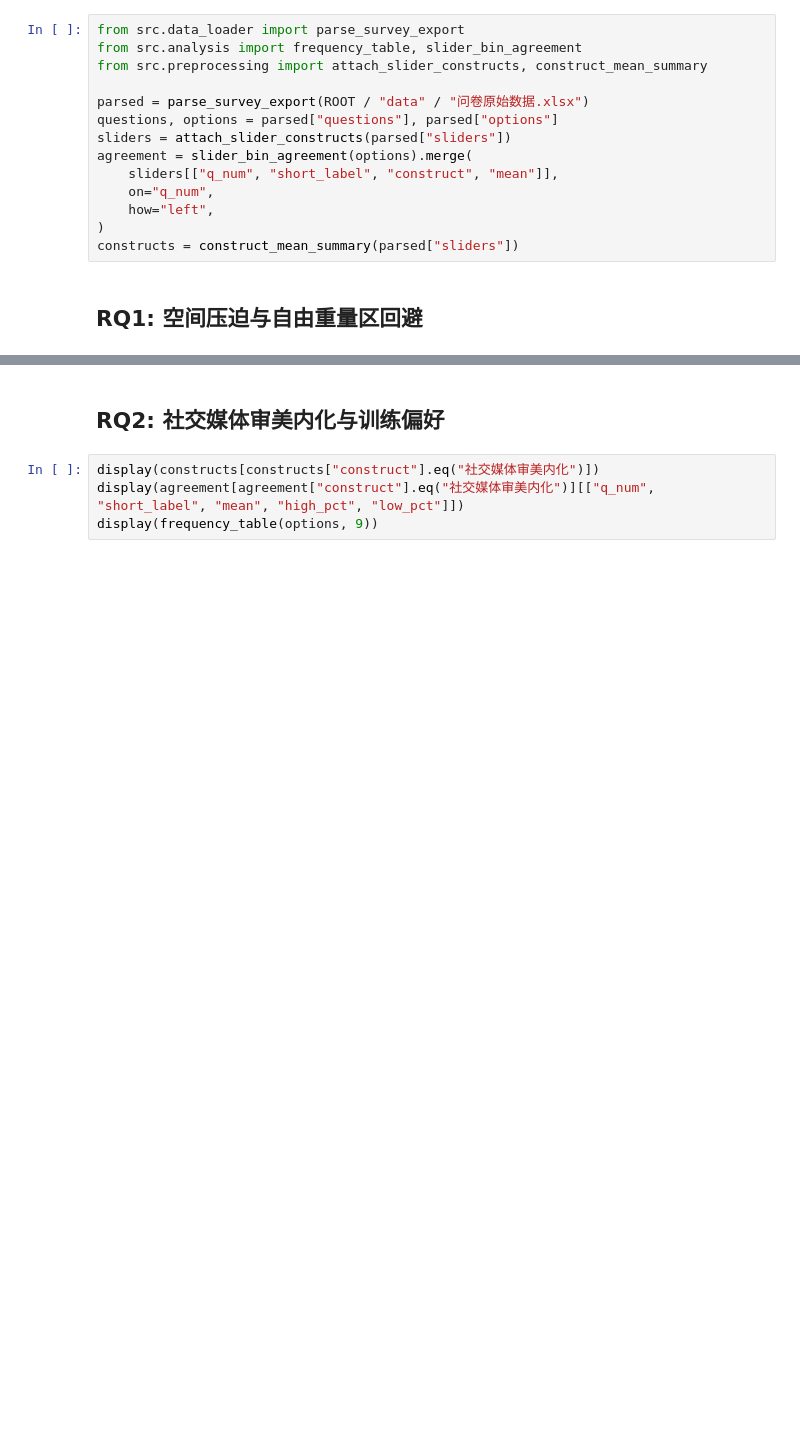
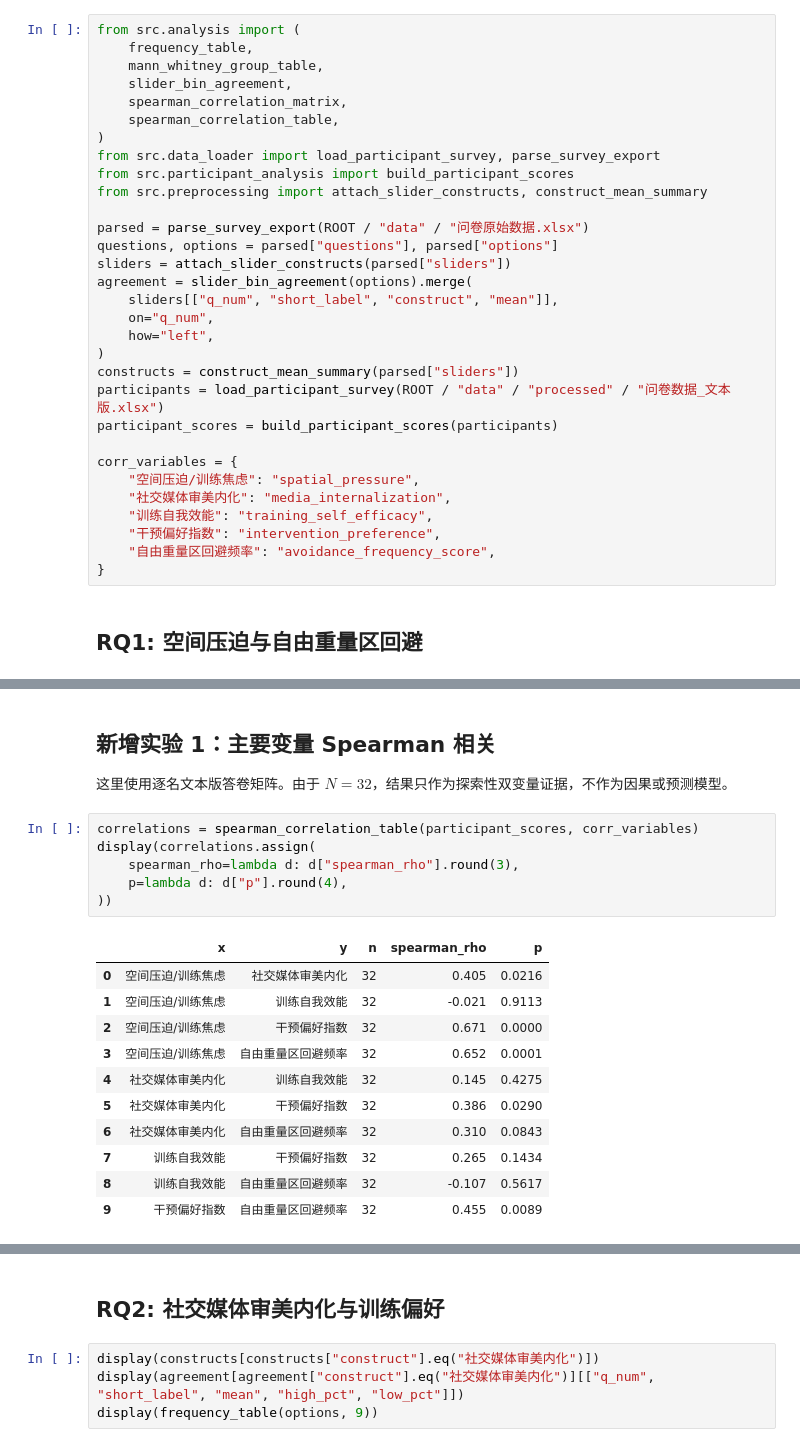
Before and after one commit to pheonix2006/ucug1808-gendered-gym-space, a Jupyter notebook: notebooks/04_inferential_analysis.ipynb, the cells around one changed output, grey strips where cells are left out. Drawn from its saved outputs; the diff is of its cells as text; blank space fills up the shorter version.

```diff
--- a/notebooks/04_inferential_analysis.ipynb
+++ b/notebooks/04_inferential_analysis.ipynb
@@ -12,8 +12,15 @@ sys.path.insert(0, str(ROOT))
 import pandas as pd
 pd.set_option("display.max_colwidth", 120)
 # %%
-from src.data_loader import parse_survey_export
-from src.analysis import frequency_table, slider_bin_agreement
+from src.analysis import (
+    frequency_table,
+    mann_whitney_group_table,
+    slider_bin_agreement,
+    spearman_correlation_matrix,
+    spearman_correlation_table,
+)
+from src.data_loader import load_participant_survey, parse_survey_export
+from src.participant_analysis import build_participant_scores
 from src.preprocessing import attach_slider_constructs, construct_mean_summary
 
 parsed = parse_survey_export(ROOT / "data" / "问卷原始数据.xlsx")
@@ -25,6 +32,16 @@ agreement = slider_bin_agreement(options).merge(
     how="left",
 )
 constructs = construct_mean_summary(parsed["sliders"])
+participants = load_participant_survey(ROOT / "data" / "processed" / "问卷数据_文本版.xlsx")
+participant_scores = build_participant_scores(participants)
+
+corr_variables = {
+    "空间压迫/训练焦虑": "spatial_pressure",
+    "社交媒体审美内化": "media_internalization",
+    "训练自我效能": "training_self_efficacy",
+    "干预偏好指数": "intervention_preference",
+    "自由重量区回避频率": "avoidance_frequency_score",
+}
 # %% [markdown]
 ## RQ1: 空间压迫与自由重量区回避
 # %%
@@ -62,0 +84,22 @@ display(frequency_table(options, 17))
+# %% [markdown]
+## 新增实验 1：主要变量 Spearman 相关
+
+这里使用逐名文本版答卷矩阵。由于 $N=32$，结果只作为探索性双变量证据，不作为因果或预测模型。
+# %%
+correlations = spearman_correlation_table(participant_scores, corr_variables)
+display(correlations.assign(
+    spearman_rho=lambda d: d["spearman_rho"].round(3),
+    p=lambda d: d["p"].round(4),
+))
+# %% [output]
+|  | x | y | n | spearman_rho | p |
+| 0 | 空间压迫/训练焦虑 | 社交媒体审美内化 | 32 | 0.405 | 0.0216 |
+| 1 | 空间压迫/训练焦虑 | 训练自我效能 | 32 | -0.021 | 0.9113 |
+| 2 | 空间压迫/训练焦虑 | 干预偏好指数 | 32 | 0.671 | 0.0000 |
+| 3 | 空间压迫/训练焦虑 | 自由重量区回避频率 | 32 | 0.652 | 0.0001 |
+| 4 | 社交媒体审美内化 | 训练自我效能 | 32 | 0.145 | 0.4275 |
+| 5 | 社交媒体审美内化 | 干预偏好指数 | 32 | 0.386 | 0.0290 |
+| 6 | 社交媒体审美内化 | 自由重量区回避频率 | 32 | 0.310 | 0.0843 |
+| 7 | 训练自我效能 | 干预偏好指数 | 32 | 0.265 | 0.1434 |
+| 8 | 训练自我效能 | 自由重量区回避频率 | 32 | -0.107 | 0.5617 |
+| 9 | 干预偏好指数 | 自由重量区回避频率 | 32 | 0.455 | 0.0089 |
```
Also changed, not shown: parts of 7 cells of this notebook, 42 other files.
